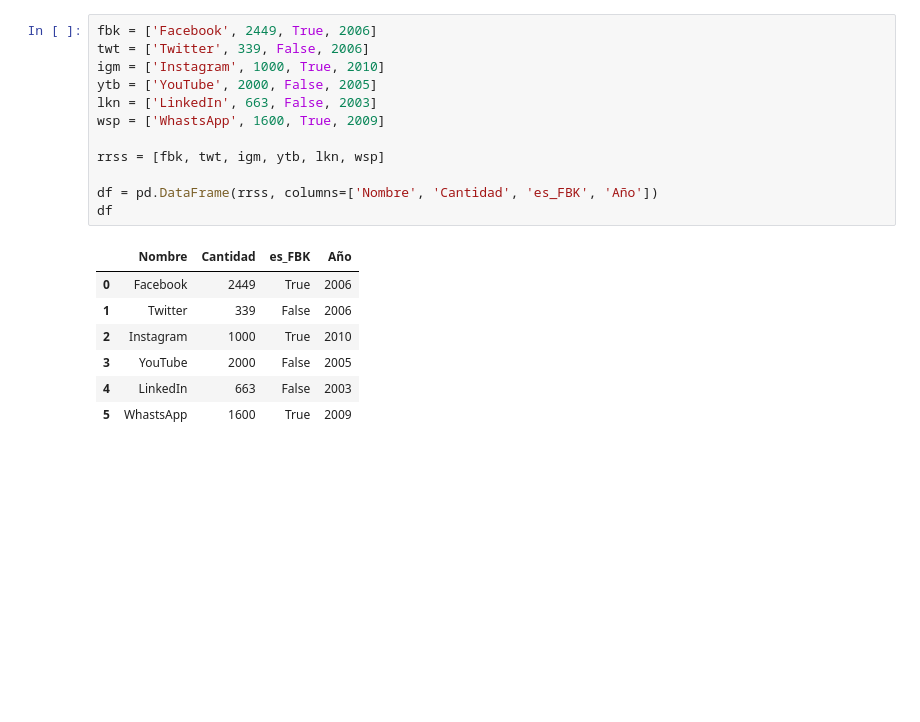
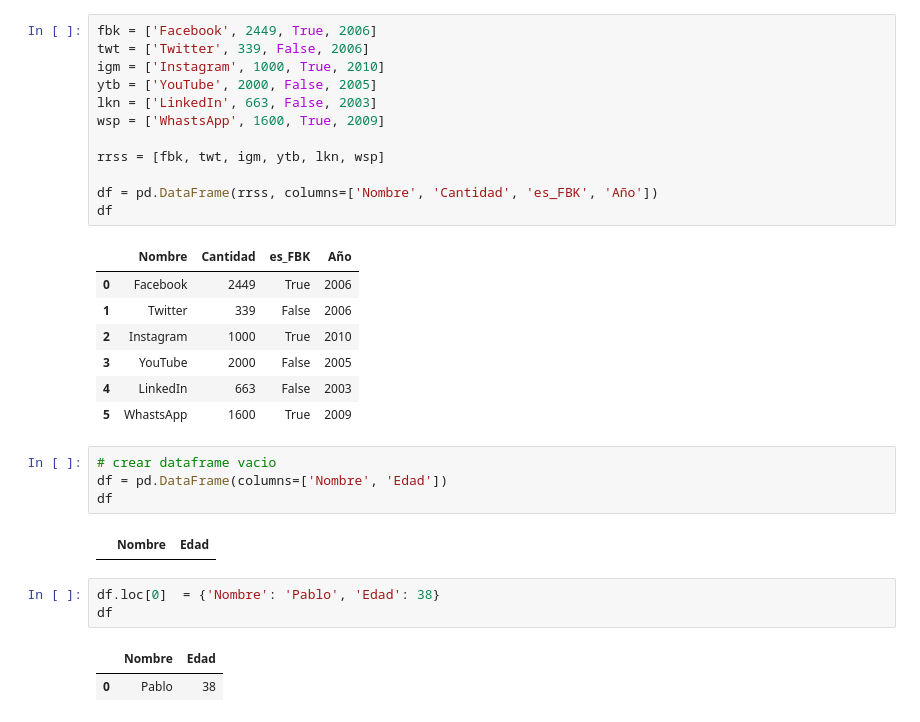
Before and after one commit to ppandomail/python, a Jupyter notebook: doc/04_pandas_01_intro.ipynb, the cells around one changed output. Drawn from its saved outputs; the diff is of its cells as text; blank space fills up the shorter version.

```diff
--- a/doc/04_pandas_01_intro.ipynb
+++ b/doc/04_pandas_01_intro.ipynb
@@ -48,3 +50,15 @@ df
 | 3 | YouTube | 2000 | False | 2005 |
 | 4 | LinkedIn | 663 | False | 2003 |
 | 5 | WhastsApp | 1600 | True | 2009 |
+# %%
+# crear dataframe vacio
+df = pd.DataFrame(columns=['Nombre', 'Edad'])
+df
+# %% [output]
+|  | Nombre | Edad |
+# %%
+df.loc[0]  = {'Nombre': 'Pablo', 'Edad': 38}
+df
+# %% [output]
+|  | Nombre | Edad |
+| 0 | Pablo | 38 |
```
Also changed, not shown: parts of 1 cell of this notebook, 22 other files.
